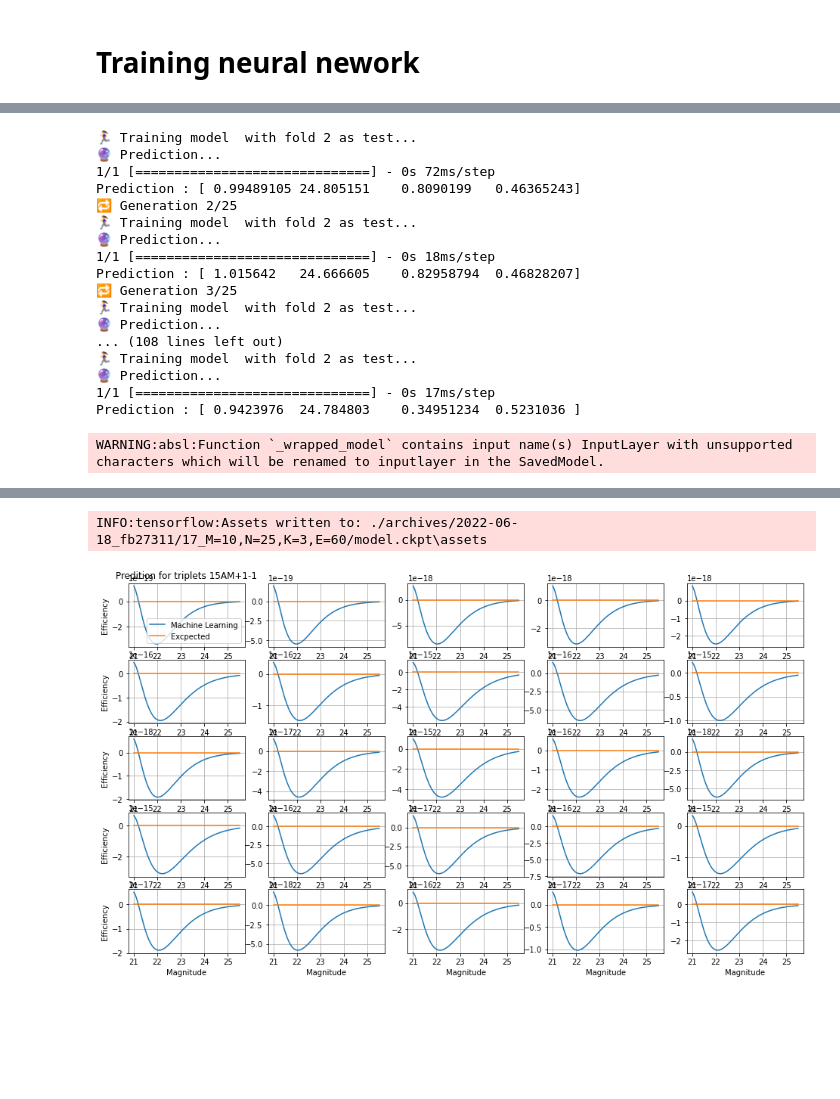
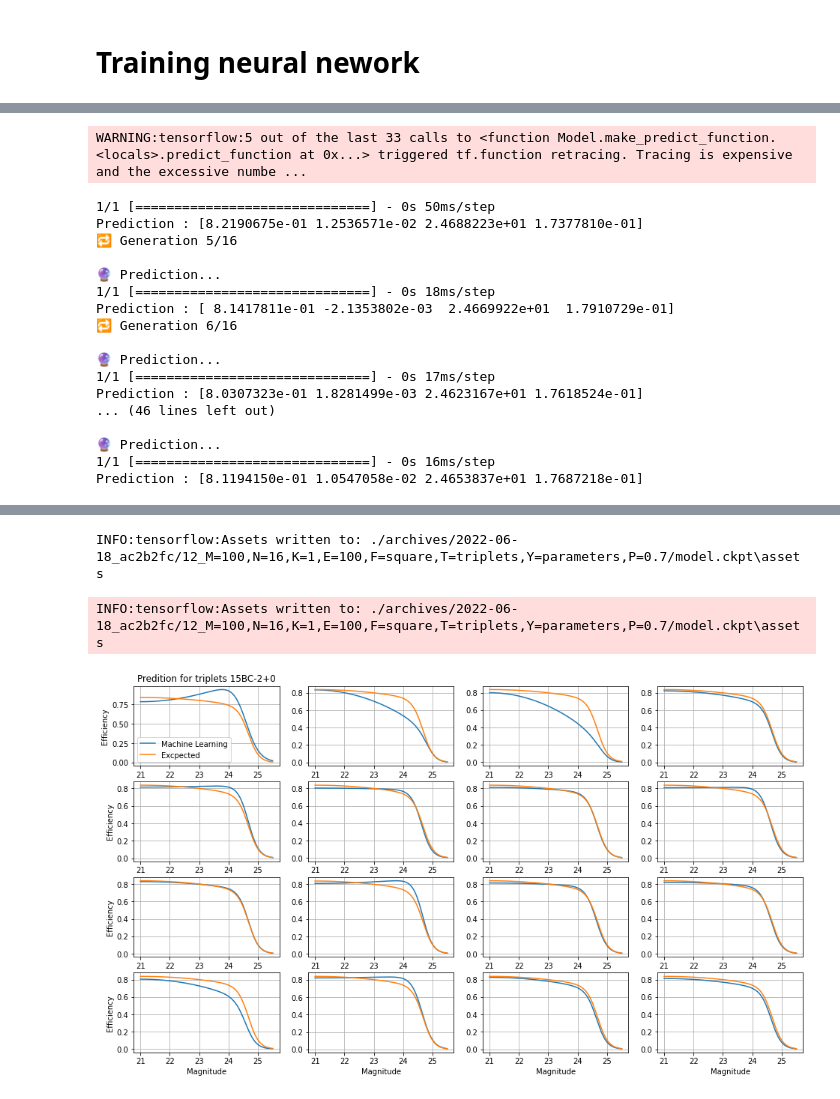
Before and after one commit to Leirof/M1-TNO_Detection_Efficiency, a Jupyter notebook: train_ai.ipynb, the cells around one changed output, grey strips where cells are left out. Cells and saved outputs as stored; diff of their text form; code cells hidden in the pictures; blank space fills up the shorter version.

Commit message:
Better parameters

```diff
--- a/train_ai.ipynb
+++ b/train_ai.ipynb
@@ -1,13 +1,13 @@
 # %% [markdown]
 # Parameters
 # %%
-subset_multiplier = 10   # increase the size of the subset by taking random composition of CCD
-epoch = 60                # number of epochs for each AI
-n = 25                    # number of loops for the genertic algorithm
-K = 3                     # number of folds (= number of independant AI per generation)
+subset_multiplier = 100   # increase the size of the subset by taking random composition of CCD
+epoch = 200               # number of epochs for each AI
+n = 16                    # number of loops for the genertic algorithm
+K = 1                     # number of folds (= number of independant AI per generation)
 
 train_on = "triplets"     # "triplets" or "blocks"
-function = "tan"          # "tan" or "square"
+function = "square"       # "tan" or "square"
 train_with = "parameters" # "parameters" or "points" TODO
 
 train_prop = 0.7          # proportion of the dataset used for training
@@ -63,7 +63,7 @@ m = np.linspace(21,25.5,1000)
 data_io.loadAll() # comment if already loaded to spare time
 
 # Formating data in data set usable by the AI
-data, outputs = data_io.get_ai_ready(items = Triplet.all, func=function,subsets_per_block=subset_multiplier)
+data, outputs = data_io.get_ai_ready(items = Triplet.all, func=function,subsets_per_block=subset_multiplier, maxCCD=30)
 
 print(len(data), "vectors containing", len(data[0])-outputs, "inputs and", outputs, "outputs")
 
@@ -108,7 +108,7 @@ Test item: 15AM+1-1
 # Prediction on test item
 # %%
 def item_data(test_item):
-    data,outputs = test_item.to_ai_ready(func=function)
+    data,outputs = test_item.to_ai_ready(func=function,maxCCD=30)
 
     X = data[:-outputs]
     Y = data[-outputs:]
@@ -170,10 +170,11 @@ def create_folds(K, data, train_prop, outputs):
         Xv_list.append(data_test [:,:-outputs])
         Yv_list.append(data_test [:,-outputs:])
 
-    # Composing training data using fold != j
-    for j in range(K):
-        Xt_list[j] = np.concatenate(np.array(Xt_list)[np.arange(len(Xt_list))!=j])
-        Yt_list[j] = np.concatenate(np.array(Yt_list)[np.arange(len(Yt_list))!=j])
+    if K > 1:
+        # Composing training data using fold != j
+        for j in range(K):
+            Xt_list[j] = np.concatenate(np.array(Xt_list)[np.arange(len(Xt_list))!=j])
+            Yt_list[j] = np.concatenate(np.array(Yt_list)[np.arange(len(Yt_list))!=j])
 
     return np.array(Xt_list), np.array(Yt_list), np.array(Xv_list), np.array(Yv_list)
 # %% [markdown]
@@ -205,7 +206,7 @@ def get_best_model(generation, models, scores, lastScore, bestModel):
 # %%
 bestModel = None
 bestScore = None
-path = archive.new(name = archive.description(M = subset_multiplier, N = n, K = K, E = epoch))
+path = archive.new(name = archive.description(M = subset_multiplier, N = n, K = K, E = epoch, F = function, T = train_on, Y = train_with , P = train_prop))
 output = open(f"{path}/ouput.csv","w")
 
 output.write("Generation, ")
@@ -230,7 +231,9 @@ for i in range(n):
   models = []; history = []; scores = []
   for j in range(K):
 
-    print(f"🏃‍♀️ Training model  with fold {j} as test...", end="\r")
+    if K > 1:
+      print(f"🏃‍♀️ Training model  with fold {j+1} as test...", end="\r")
+      if j+1 == K: print(f"🏃‍♀️ Training model  with fold {j+1} as test...")
 
     # Sub sets for this fold
 
@@ -273,18 +293,18 @@ plt.show()
-🏃‍♀️ Training model  with fold 2 as test...
-🔮 Prediction...
-1/1 [==============================] - 0s 72ms/step
-Prediction : [ 0.99489105 24.805151    0.8090199   0.46365243]
-🔁 Generation 2/25
-🏃‍♀️ Training model  with fold 2 as test...
-🔮 Prediction...
-1/1 [==============================] - 0s 18ms/step
-Prediction : [ 1.015642   24.666605    0.82958794  0.46828207]
-🔁 Generation 3/25
-🏃‍♀️ Training model  with fold 2 as test...
-🔮 Prediction...
-... (108 lines left out)
-🏃‍♀️ Training model  with fold 2 as test...
-🔮 Prediction...
-1/1 [==============================] - 0s 17ms/step
-Prediction : [ 0.9423976  24.784803    0.34951234  0.5231036 ]
+WARNING:tensorflow:5 out of the last 33 calls to <function Model.make_predict_function.<locals>.predict_function at 0x...> triggered tf.function retracing. Tracing is expensive and the excessive numbe ...
-WARNING:absl:Function `_wrapped_model` contains input name(s) InputLayer with unsupported characters which will be renamed to inputlayer in the SavedModel.
+1/1 [==============================] - 0s 50ms/step
+Prediction : [8.2190675e-01 1.2536571e-02 2.4688223e+01 1.7377810e-01]
+🔁 Generation 5/16
+
+🔮 Prediction...
+1/1 [==============================] - 0s 18ms/step
+Prediction : [ 8.1417811e-01 -2.1353802e-03  2.4669922e+01  1.7910729e-01]
+🔁 Generation 6/16
+
+🔮 Prediction...
+1/1 [==============================] - 0s 17ms/step
+Prediction : [8.0307323e-01 1.8281499e-03 2.4623167e+01 1.7618524e-01]
+... (46 lines left out)
+
+🔮 Prediction...
+1/1 [==============================] - 0s 16ms/step
+Prediction : [8.1194150e-01 1.0547058e-02 2.4653837e+01 1.7687218e-01]
@@ -292,3 +312,4 @@ INFO:tensorflow:Assets written to: ./archives/2022-06-18_fb27311/17_M=10,N=25,K=
-INFO:tensorflow:Assets written to: ./archives/2022-06-18_fb27311/17_M=10,N=25,K=3,E=60/model.ckpt\assets
+INFO:tensorflow:Assets written to: ./archives/2022-06-18_ac2b2fc/12_M=100,N=16,K=1,E=100,F=square,T=triplets,Y=parameters,P=0.7/model.ckpt\assets
+INFO:tensorflow:Assets written to: ./archives/2022-06-18_ac2b2fc/12_M=100,N=16,K=1,E=100,F=square,T=triplets,Y=parameters,P=0.7/model.ckpt\assets
-[figure, old version]
+[figure, new version]
 # %% [markdown]
```
Also changed, not shown: parts of 5 cells of this notebook, 36 other files.
